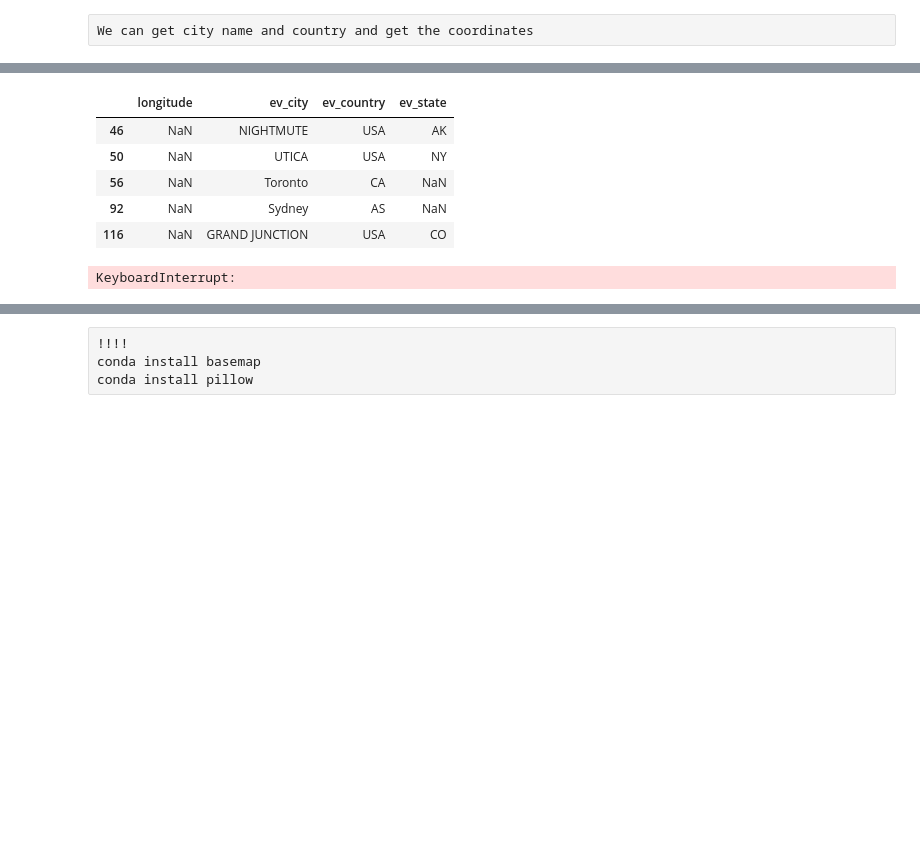
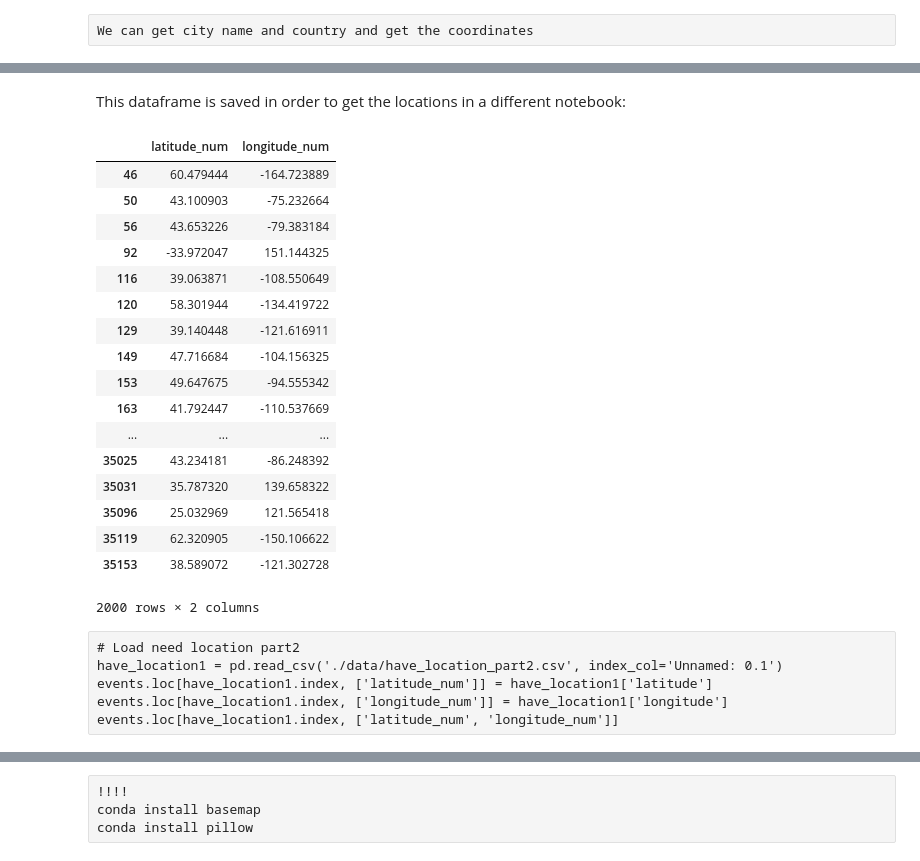
Before and after one commit to AeroPython/remove-before-flight, a Jupyter notebook: Remove before flight.ipynb, the cells around one changed output, grey strips where cells are left out. Drawn from its saved outputs; the diff is of its cells as text; code cells hidden in the pictures; blank space fills up the shorter version.

```diff
--- a/Remove before flight.ipynb
+++ b/Remove before flight.ipynb
@@ -564,9 +565,0 @@ events.loc[events['longitude'].isnull()][['longitude', 'ev_city', 'ev_country',
-# %%
-events.loc[events['latitude'].isnull()][['longitude', 'ev_city', 'ev_country', 'ev_state']].head(5)
-# %% [output]
-|  | longitude | ev_city | ev_country | ev_state |
-| 46 | NaN | NIGHTMUTE | USA | AK |
-| 50 | NaN | UTICA | USA | NY |
-| 56 | NaN | Toronto | CA | NaN |
-| 92 | NaN | Sydney | AS | NaN |
-| 116 | NaN | GRAND JUNCTION | USA | CO |
@@ -585,11 +565,0 @@ countries = some_cities['ev_country'].values
-# %%
-answers = []
-
-for ii in range(len(some_cities) ):
-    location = Session.get_lat_lon_from_city_country(cities[ii], countries[ii], states[ii])
-    if location != []:
-        answers.append(location)
-
-answers
-# %% [output]
-KeyboardInterrupt:
@@ -607,0 +566,2 @@ list(zip(lat_, lon_))[:10]
+# %% [markdown]
+This dataframe is saved in order to get the locations in a different notebook:
@@ -607,0 +570,31 @@ list(zip(lat_, lon_))[:10]
+# %%
+# Load need location part1
+have_location1 = pd.read_csv('./data/have_location_part1.csv', index_col='Unnamed: 0.1')
+events.loc[have_location1.index, ['latitude_num']] = have_location1['latitude']
+events.loc[have_location1.index, ['longitude_num']] = have_location1['longitude']
+events.loc[have_location1.index, ['latitude_num', 'longitude_num']]
+# %% [output]
+|  | latitude_num | longitude_num |
+| 46 | 60.479444 | -164.723889 |
+| 50 | 43.100903 | -75.232664 |
+| 56 | 43.653226 | -79.383184 |
+| 92 | -33.972047 | 151.144325 |
+| 116 | 39.063871 | -108.550649 |
+| 120 | 58.301944 | -134.419722 |
+| 129 | 39.140448 | -121.616911 |
+| 149 | 47.716684 | -104.156325 |
+| 153 | 49.647675 | -94.555342 |
+| 163 | 41.792447 | -110.537669 |
+| ... | ... | ... |
+| 35025 | 43.234181 | -86.248392 |
+| 35031 | 35.787320 | 139.658322 |
+| 35096 | 25.032969 | 121.565418 |
+| 35119 | 62.320905 | -150.106622 |
+| 35153 | 38.589072 | -121.302728 |
+2000 rows × 2 columns
+# %% [raw]
+# Load need location part2
+have_location1 = pd.read_csv('./data/have_location_part2.csv', index_col='Unnamed: 0.1')
+events.loc[have_location1.index, ['latitude_num']] = have_location1['latitude']
+events.loc[have_location1.index, ['longitude_num']] = have_location1['longitude']
+events.loc[have_location1.index, ['latitude_num', 'longitude_num']]
```
Also changed, not shown: parts of 14 cells of this notebook, 4 other files.
